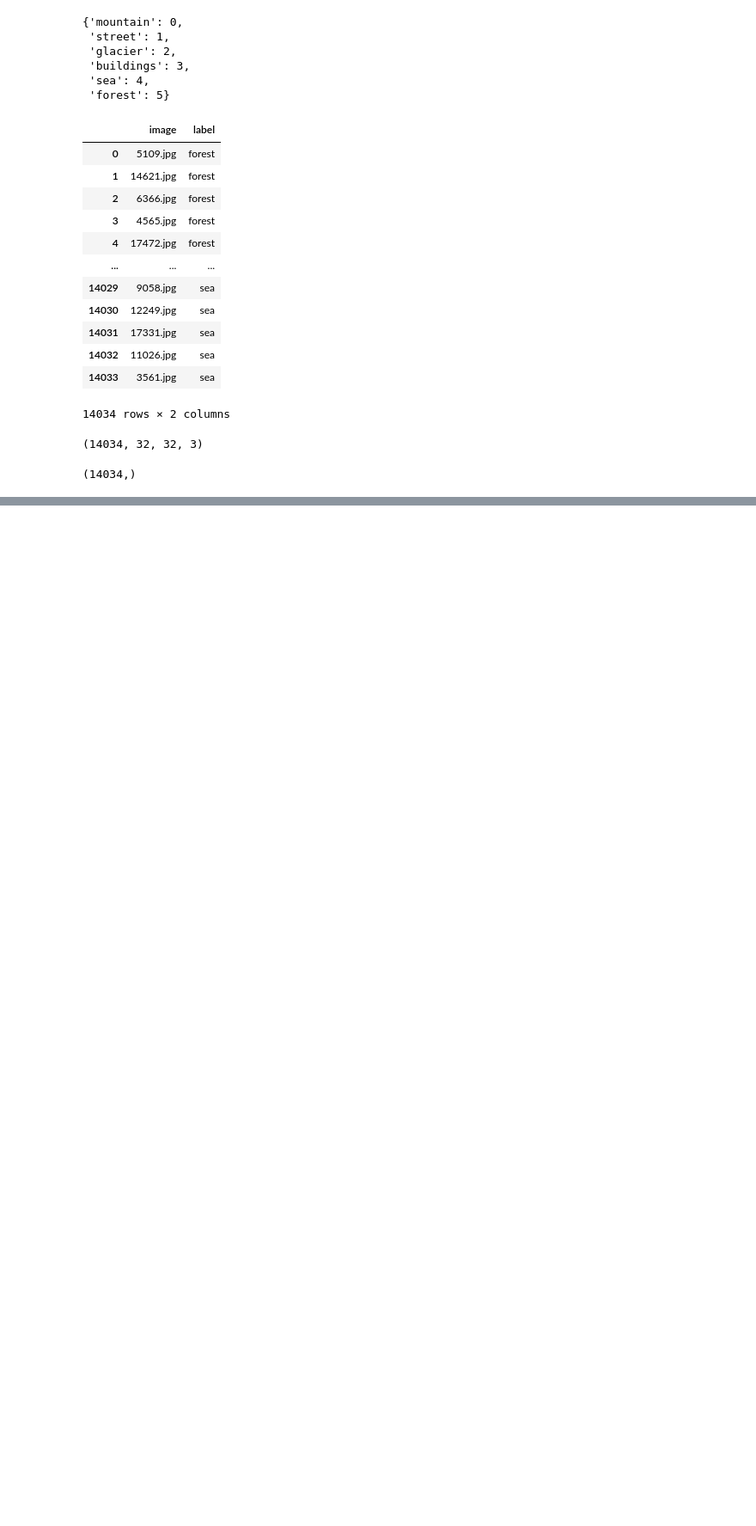
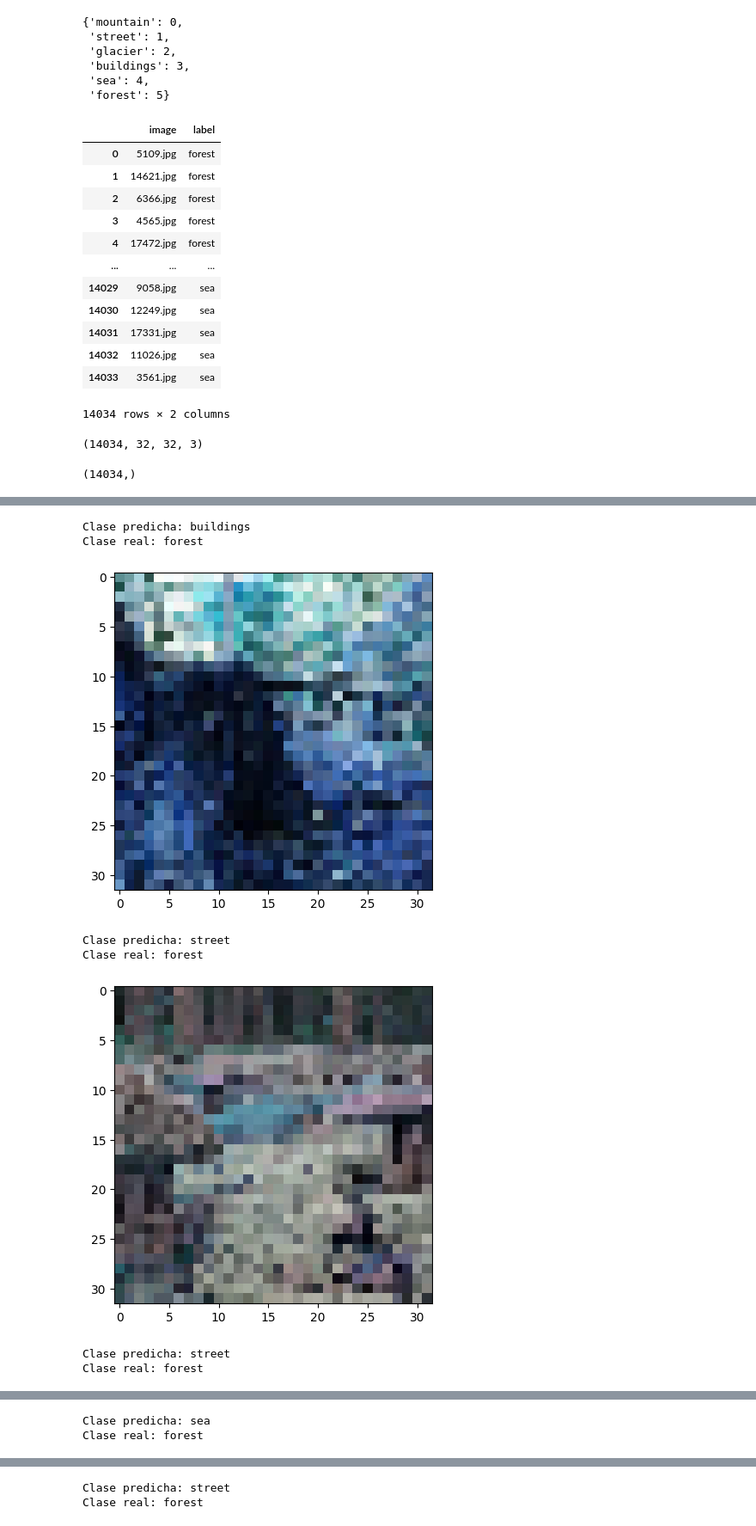
Before and after one commit to josemanuelgonzalezfornell/Machine_Learning, a Jupyter notebook: 4-Deep_Learning/2-Redes_Convolucionales/ejercicios/Clasificador_paisajes.ipynb, the cells around one changed output, grey strips where cells are left out. Shown at 86% size. Drawn from its saved outputs; the diff is of its cells as text; code cells hidden in the pictures; blank space fills up the shorter version.

```diff
--- a/4-Deep_Learning/2-Redes_Convolucionales/ejercicios/Clasificador_paisajes.ipynb
+++ b/4-Deep_Learning/2-Redes_Convolucionales/ejercicios/Clasificador_paisajes.ipynb
@@ -84,0 +125,20 @@ Y_train.shape
+# %%
+layers = [
+    keras.layers.Conv2D(64, (3,3), activation='relu', input_shape=(32,32,3)),
+    keras.layers.MaxPooling2D(pool_size=(2,2)),
+
+    keras.layers.Conv2D(128, (3,3), activation='relu'),
+    keras.layers.MaxPooling2D(pool_size=(2,2)),
+
+    keras.layers.Flatten(),
+    keras.layers.Dense(128, activation='relu'),
+    keras.layers.Dense(units=6, activation='softmax')
+]
+
+model = keras.models.Sequential(layers)
+
+model.compile(optimizer = "adam",
+             loss = "sparse_categorical_crossentropy",
+             metrics = ["accuracy"])
+
+earlystop = EarlyStopping(patience=5)
@@ -84,0 +167,7 @@ Y_train.shape
+# %%
+history = model.fit(X_train,
+         Y_train,
+         epochs = 50,
+         batch_size = 32,
+         callbacks = [earlystop],
+         validation_split = 0.2)
@@ -84,0 +218,3 @@ Y_train.shape
+# %%
+prediction_prob = model.predict(X_test)
+pd.DataFrame(prediction_prob)
@@ -84,0 +236,2 @@ Y_train.shape
+# %%
+prediction = np.argmax(prediction_prob, axis=1)
@@ -84,0 +253,16 @@ Y_train.shape
+# %%
+incorrect_predictions = np.nonzero(prediction != Y_test)[0]
+for i in range(5):
+    plt.imshow(X_test[incorrect_predictions[i]])
+    print(f"Clase predicha: {buscar_clave(prediction[incorrect_predictions[i]])}")
+    print(f"Clase real: {buscar_clave(Y_test[incorrect_predictions[i]])}")
+    plt.show()
+# %% [output]
+Clase predicha: buildings
+Clase real: forest
+[figure, added]
+Clase predicha: street
+Clase real: forest
+[figure, added]
+Clase predicha: street
+Clase real: forest
@@ -84,0 +270,2 @@ Y_train.shape
+Clase predicha: sea
+Clase real: forest
@@ -84,0 +273,2 @@ Y_train.shape
+Clase predicha: street
+Clase real: forest
```
Also changed, not shown: parts of 26 cells of this notebook.
